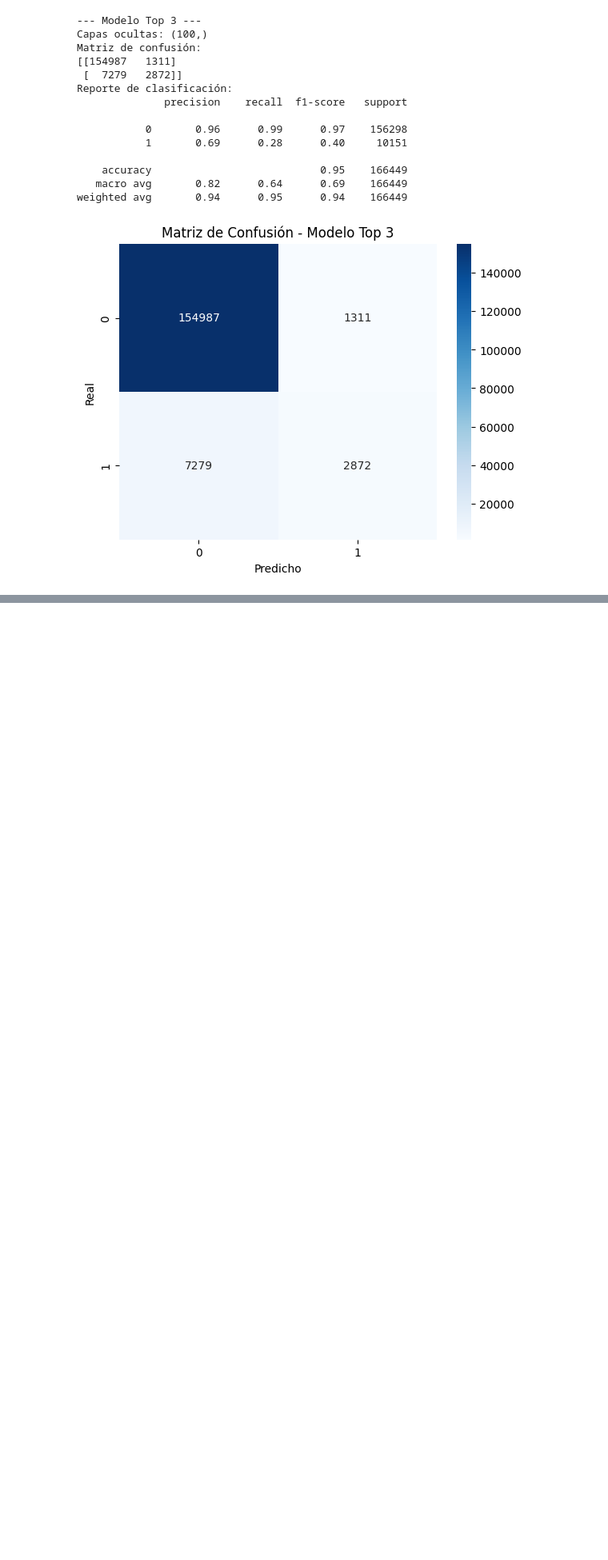
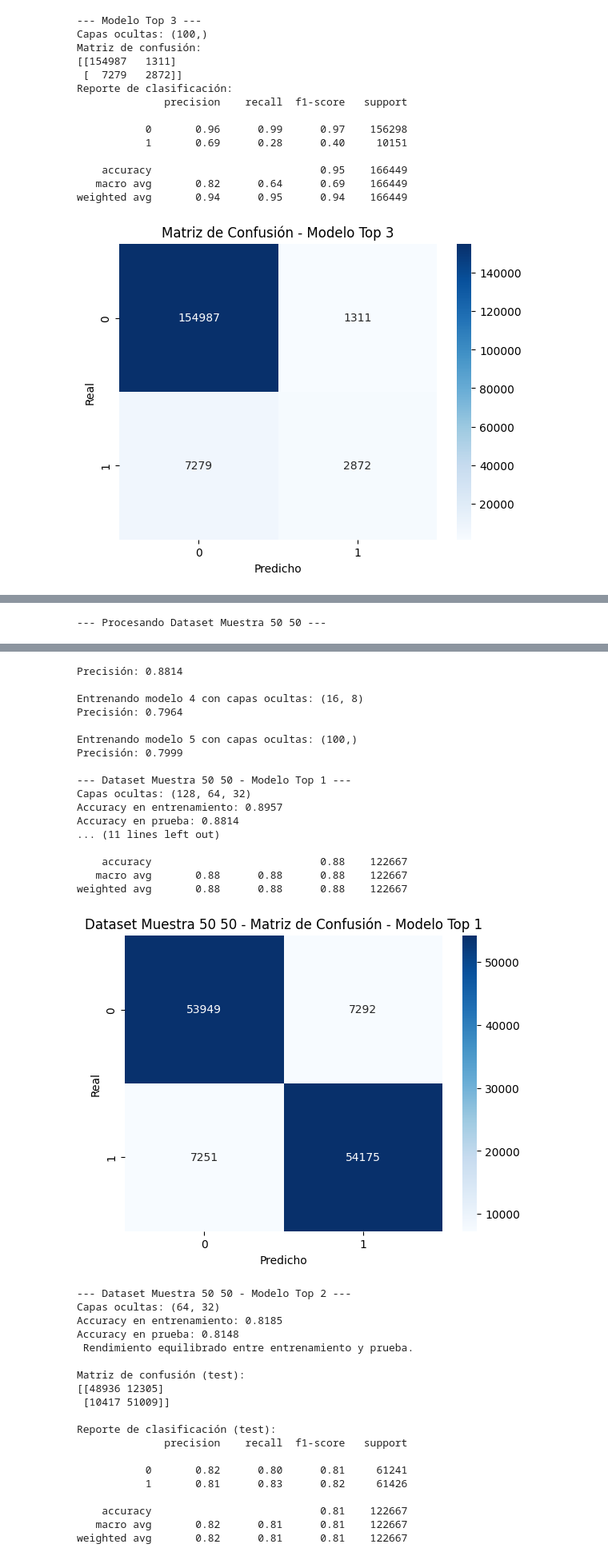
Before and after one commit to Sofiamishel2003/Proyecto-3, a Jupyter notebook: Modelos de aprendizaje/Modelo_RNA.ipynb, the cells around one changed output, grey strips where cells are left out. Shown at 80% size. Saved outputs shown, nothing was run; the diff lists cells and outputs as text; code cells hidden in the pictures; blank space fills up the shorter version.

Commit message:
Feat: Redes neuronales con muestras

```diff
--- a/Modelos de aprendizaje/Modelo_RNA.ipynb
+++ b/Modelos de aprendizaje/Modelo_RNA.ipynb
@@ -52,7 +52,7 @@ scaler = StandardScaler()
 X_scaled = scaler.fit_transform(X_imputado)
 
 # División de los datos
-X_train, X_test, y_train, y_test = train_test_split(X_scaled, y, test_size=0.2, random_state=42)
+X_train, X_test, y_train, y_test = train_test_split(X_scaled, y, test_size=0.3, random_state=42)
 
 # Diferentes arquitecturas de redes
 configuraciones = [
@@ -148,0 +266,5 @@ weighted avg       0.94      0.95      0.94    166449
+# %%
+procesar_dataset('../Datos/dataset_muestra50.csv', 'Dataset Muestra 50 50')
+procesar_dataset('../Datos/dataset_muestra60.csv', 'Dataset Muestra 40 60')
+# %% [output]
+--- Procesando Dataset Muestra 50 50 ---
@@ -148,0 +278,37 @@ weighted avg       0.94      0.95      0.94    166449
+Precisión: 0.8814
+
+Entrenando modelo 4 con capas ocultas: (16, 8)
+Precisión: 0.7964
+
+Entrenando modelo 5 con capas ocultas: (100,)
+Precisión: 0.7999
+
+--- Dataset Muestra 50 50 - Modelo Top 1 ---
+Capas ocultas: (128, 64, 32)
+Accuracy en entrenamiento: 0.8957
+Accuracy en prueba: 0.8814
+... (11 lines left out)
+
+    accuracy                           0.88    122667
+   macro avg       0.88      0.88      0.88    122667
+weighted avg       0.88      0.88      0.88    122667
+[figure, added]
+--- Dataset Muestra 50 50 - Modelo Top 2 ---
+Capas ocultas: (64, 32)
+Accuracy en entrenamiento: 0.8185
+Accuracy en prueba: 0.8148
+ Rendimiento equilibrado entre entrenamiento y prueba.
+
+Matriz de confusión (test):
+[[48936 12305]
+ [10417 51009]]
+
+Reporte de clasificación (test):
+              precision    recall  f1-score   support
+
+           0       0.82      0.80      0.81     61241
+           1       0.81      0.83      0.82     61426
+
+    accuracy                           0.81    122667
+   macro avg       0.82      0.81      0.81    122667
+weighted avg       0.82      0.81      0.81    122667
```
Also changed, not shown: parts of 3 cells of this notebook.
